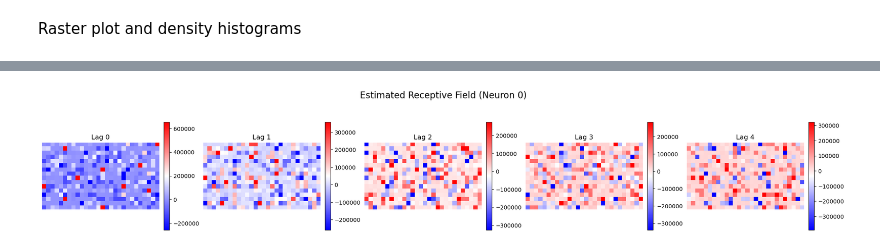
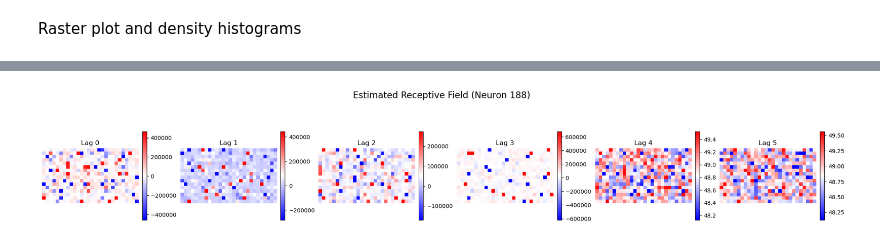
Before and after one commit to luciaganton/Neural-Data-Science, a Jupyter notebook: practical02_colab.ipynb, the cells around one changed output, grey strips where cells are left out. Cells and saved outputs as stored; diff of their text form; code cells hidden in the pictures.

```diff
--- a/practical02_colab.ipynb
+++ b/practical02_colab.ipynb
@@ -816,8 +1057,10 @@ def compute_temporal_sta(
 
     return sta
 # %%
+# For one example neuron
+
 sta = compute_temporal_sta(
-    spike_trace=n,
+    spike_trace=n_traces[neuron_id],
     stim_epochs=stim_epochs,
     stim_metadata=stim_metadata,
     stims=stims,
@@ -1200,10 +1403,10 @@ def compute_sta(spikes_df, stims, neuron_id, pre_spike_frames=1):
 num_neurons = spike_with_frames["Neuron"].nunique()
 
 # Compute STA for all neurons
-# stas = []
-# for neuron in range(num_neurons):
-#     sta = compute_sta(spike_with_frames, stims, neuron)
-#     stas.append(sta)
+stas = []
+for neuron in range(num_neurons):
+    sta = compute_sta(spike_with_frames, stims, neuron)
+    stas.append(sta)
 
 # Plot the STA for the first 9 neurons in a grid
 fig, axs = plt.subplots(3, 3, figsize=(12, 12))
@@ -1239,3 +1439,13 @@ def compute_spike_counts_from_trace(spike_trace, stim_metadata, valid_frame_indi
+# %%
+# Compute spike weights (e.g., average OOPSI spikes per frame)
+#
+# Helper: average spike value (OOPSI output) during each stimulus frame
+def compute_spike_weights_for_lnp(spike_trace, stim_meta):
+    spike_counts = []
+    for _, row in stim_meta.iterrows():
+        start, end = row["start"], row["end"]
+        spike_counts.append(np.mean(spike_trace[start:end]))
+    return np.array(spike_counts)
 # %%
 def fit_receptive_field_lnp(spike_counts, stims, lags):
     """
@@ -1322 +1497,8 @@ def plot_rf(rf):
+# %%
+spike_trace = n_traces[neuron_id]  # raw OOPSI output (not thresholded)
+spike_counts = compute_spike_weights_for_lnp(spike_trace, stim_metadata_lsn)
+
+# LSN stimuli are already extracted
+lags = [0, 1, 2, 3, 4, 5]
+rf = fit_receptive_field_lnp(spike_counts, stims_lsn, lags)
 # %%
@@ -1405,15 +1578,18 @@ plt.show()
 # %%
 # Plot all RF lags
-fig, ax = plt.subplot_mosaic([lags], figsize=(20, 4), constrained_layout=True)
+lag_keys = [str(lag) for lag in lags]
+layout = [lag_keys]
+
+fig, ax = plt.subplot_mosaic(layout, figsize=(20, 4), constrained_layout=True)
 
 for i, lag in enumerate(lags):
-    vmin, vmax = np.percentile(w_hat_reshaped[:, :, i], [2, 98])
-    im = ax[lag].imshow(w_hat_reshaped[:, :, i], cmap="bwr", vmin=vmin, vmax=vmax)
-    ax[lag].set_title(f"Lag {lag}")
-    ax[lag].axis("off")
-    fig.colorbar(im, ax=ax[lag], fraction=0.046, pad=0.04)
+    vmin, vmax = np.percentile(rf[:, :, i], [2, 98])
+    im = ax[str(lag)].imshow(rf[:, :, i], cmap="bwr", vmin=vmin, vmax=vmax)
+    ax[str(lag)].set_title(f"Lag {lag}")
+    ax[str(lag)].axis("off")
+    fig.colorbar(im, ax=ax[str(lag)], fraction=0.046, pad=0.04)
 
 plt.suptitle(f"Estimated Receptive Field (Neuron {neuron_id})", fontsize=16)
 plt.show()
 # %% [output]
-[figure, old version]
+[figure, new version]
```
Also changed, not shown: parts of 51 cells of this notebook.
